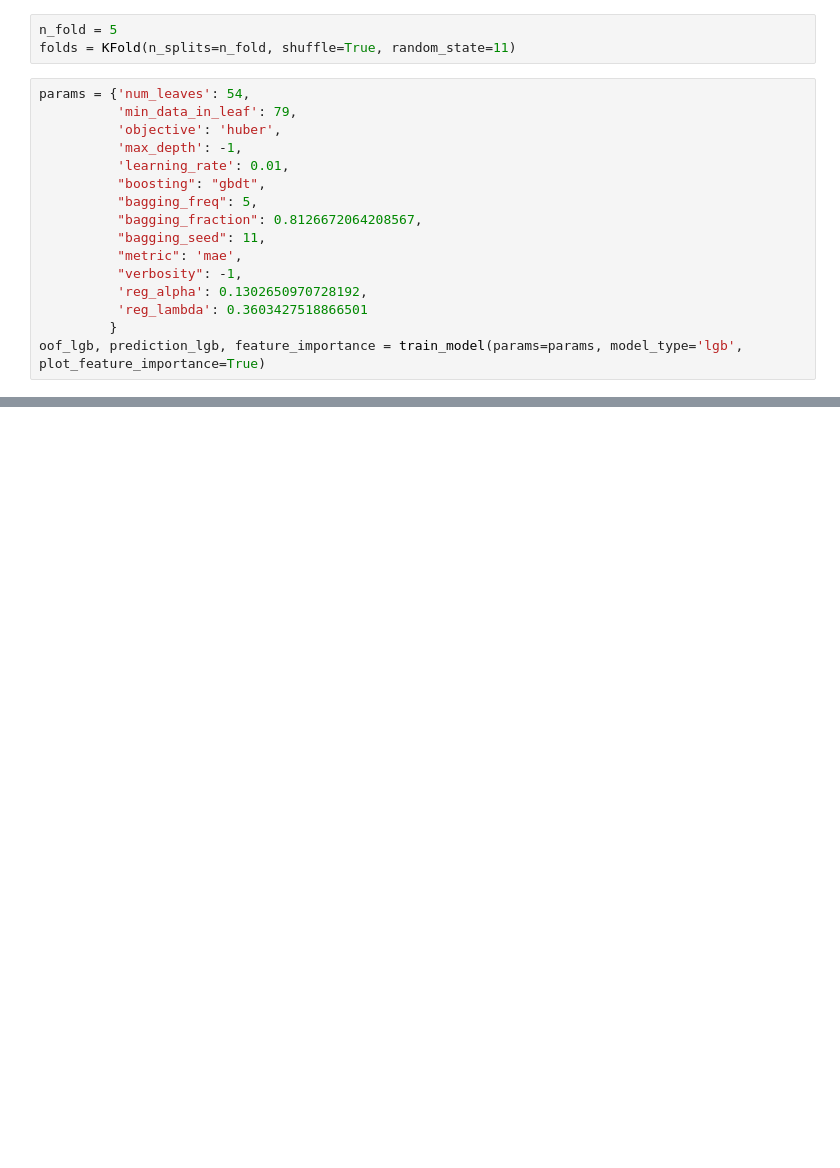
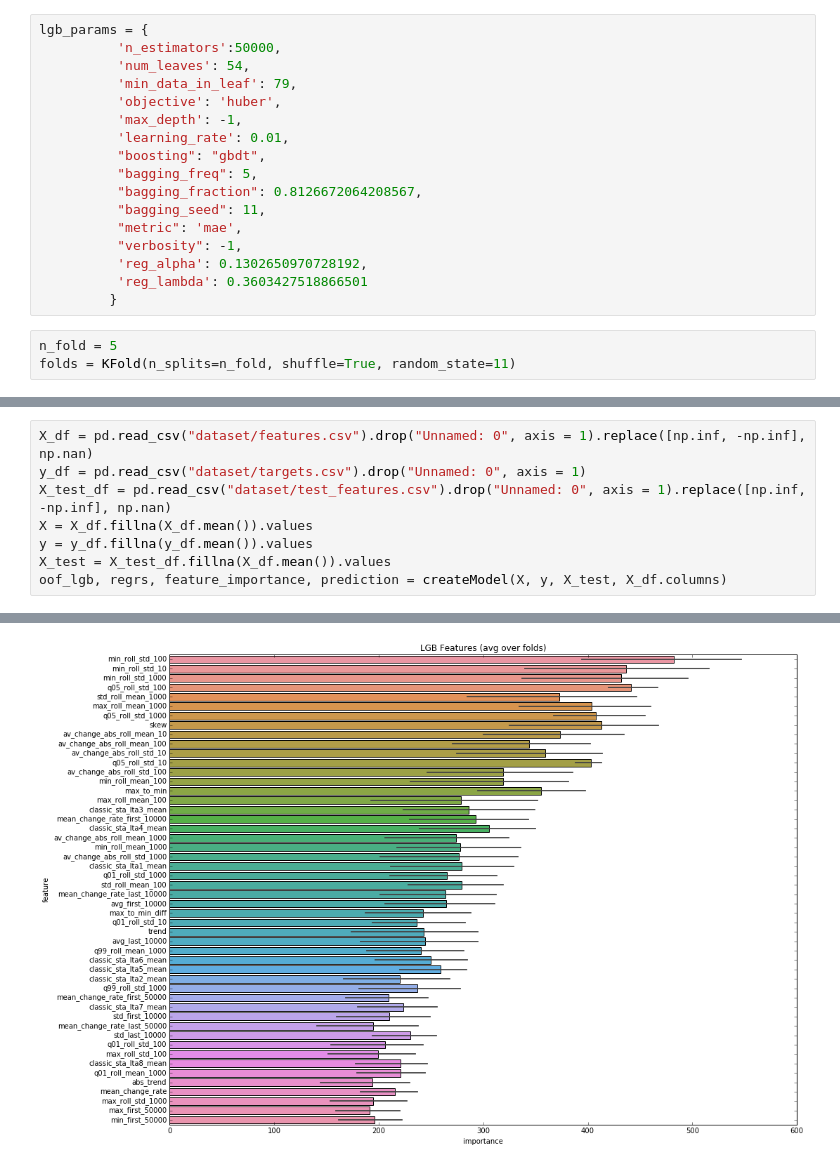
Before and after one commit to billstam12/LANL, a Jupyter notebook: Light GBM.ipynb, the cells around one changed output, grey strips where cells are left out. Drawn from its saved outputs; the diff is of its cells as text; blank space fills up the shorter version.

```diff
--- a/Light GBM.ipynb
+++ b/Light GBM.ipynb
@@ -44,19 +18,20 @@ SyntaxError: invalid syntax (<ipython-input-3-934c6f05b4fd>, line 36)
+# %%
+lgb_params = {
+          'n_estimators':50000,
+          'num_leaves': 54,
+          'min_data_in_leaf': 79,
+          'objective': 'huber',
+          'max_depth': -1,
+          'learning_rate': 0.01,
+          "boosting": "gbdt",
+          "bagging_freq": 5,
+          "bagging_fraction": 0.8126672064208567,
+          "bagging_seed": 11,
+          "metric": 'mae',
+          "verbosity": -1,
+          'reg_alpha': 0.1302650970728192,
+          'reg_lambda': 0.3603427518866501
+         }
 # %%
 n_fold = 5
 folds = KFold(n_splits=n_fold, shuffle=True, random_state=11)
-# %%
-params = {'num_leaves': 54,
-          'min_data_in_leaf': 79,
-          'objective': 'huber',
-          'max_depth': -1,
-          'learning_rate': 0.01,
-          "boosting": "gbdt",
-          "bagging_freq": 5,
-          "bagging_fraction": 0.8126672064208567,
-          "bagging_seed": 11,
-          "metric": 'mae',
-          "verbosity": -1,
-          'reg_alpha': 0.1302650970728192,
-          'reg_lambda': 0.3603427518866501
-         }
-oof_lgb, prediction_lgb, feature_importance = train_model(params=params, model_type='lgb', plot_feature_importance=True)
@@ -62,0 +118,9 @@ oof_lgb, prediction_lgb, feature_importance = train_model(params=params, model_t
+# %%
+X_df = pd.read_csv("dataset/features.csv").drop("Unnamed: 0", axis = 1).replace([np.inf, -np.inf], np.nan)
+y_df = pd.read_csv("dataset/targets.csv").drop("Unnamed: 0", axis = 1)
+X_test_df = pd.read_csv("dataset/test_features.csv").drop("Unnamed: 0", axis = 1).replace([np.inf, -np.inf], np.nan)
+X = X_df.fillna(X_df.mean()).values
+y = y_df.fillna(y_df.mean()).values
+X_test = X_test_df.fillna(X_df.mean()).values
+oof_lgb, regrs, feature_importance, prediction = createModel(X, y, X_test, X_df.columns)
+# %% [output]
@@ -62,0 +137 @@ oof_lgb, prediction_lgb, feature_importance = train_model(params=params, model_t
+[figure, added]
```
Also changed, not shown: parts of 16 cells of this notebook, 4 other files.
